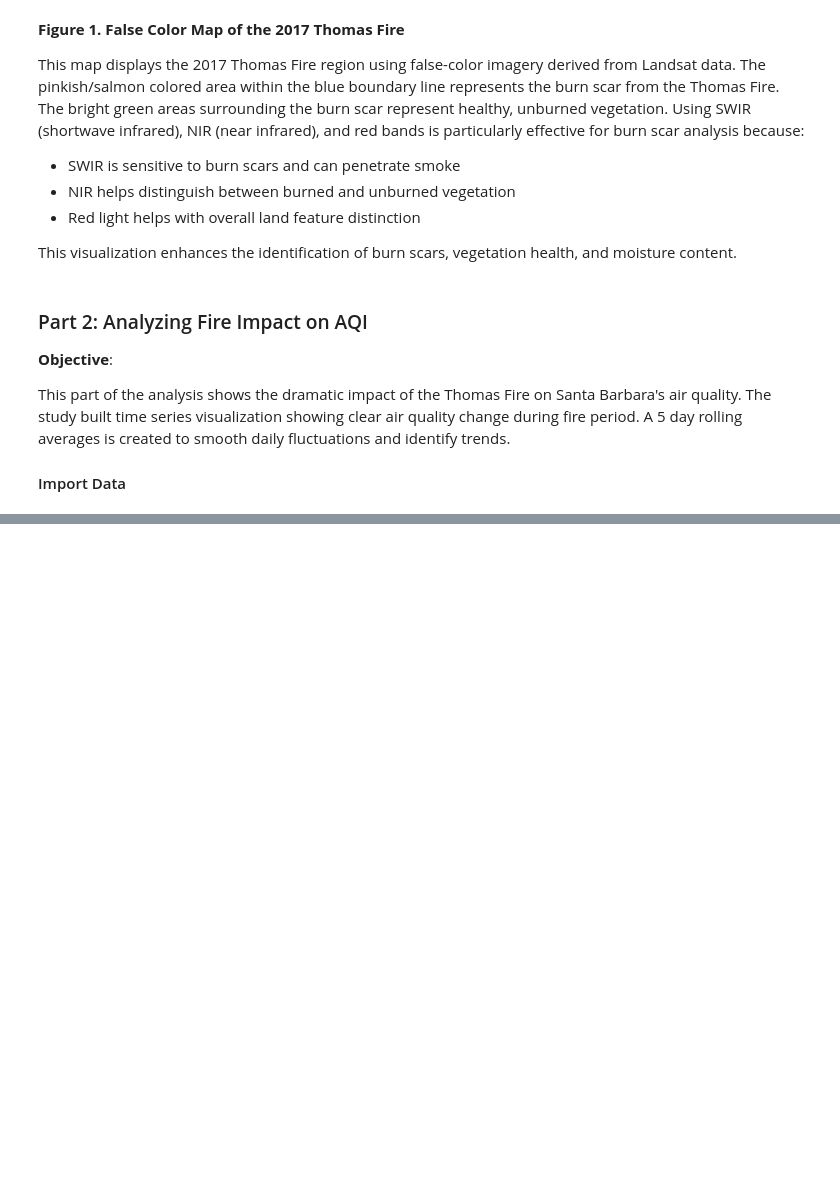
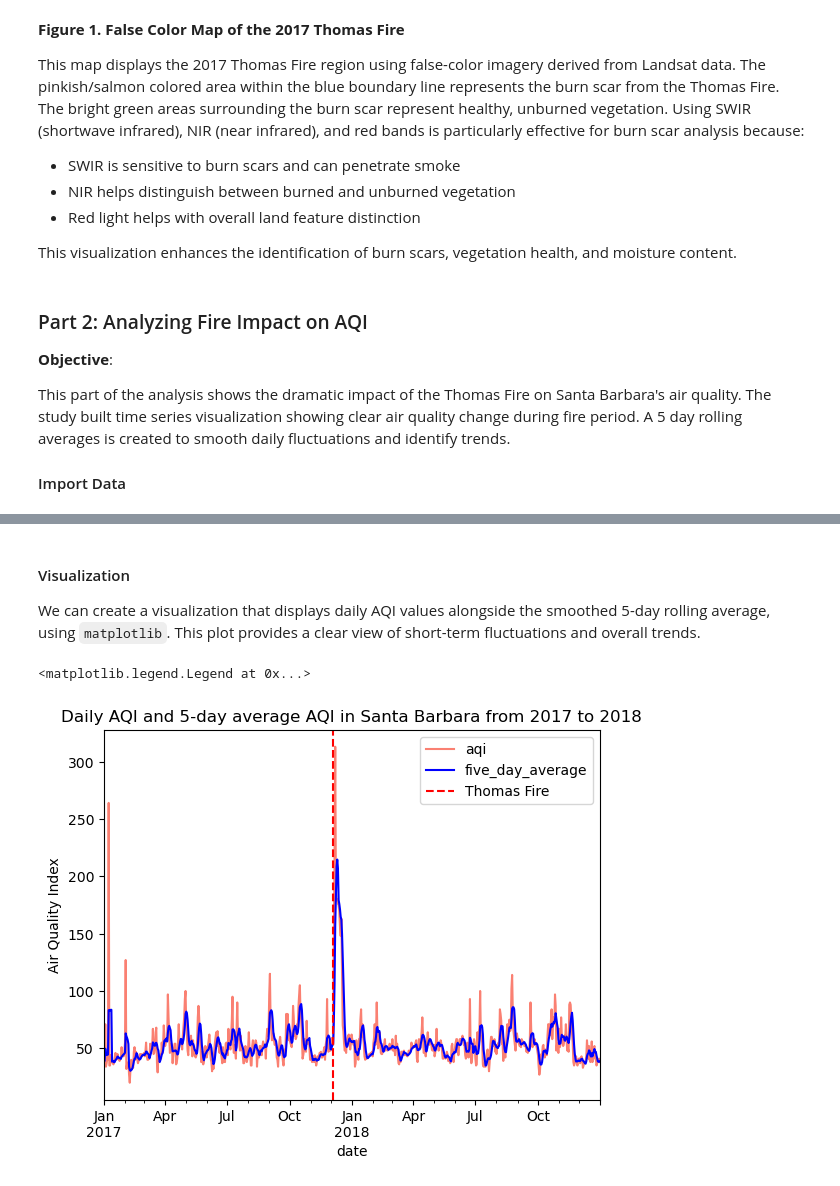
Before and after one commit to ZoeZhouJ/eds220-hw4, a Jupyter notebook: spatial_analysis_thomas_fire.ipynb, the cells around one changed output, grey strips where cells are left out. Saved outputs shown, nothing was run; the diff lists cells and outputs as text; code cells hidden in the pictures; blank space fills up the shorter version.

```diff
--- a/spatial_analysis_thomas_fire.ipynb
+++ b/spatial_analysis_thomas_fire.ipynb
@@ -145,5 +145,5 @@ This part of the analysis shows the dramatic impact of the Thomas Fire on Santa
 #### Import Data
 # %%
 # Read in data
-aqi_17 = pd.read_csv('https://aqs.epa.gov/aqsweb/airdata/daily_aqi_by_county_2017.zip', compression='zip')
-aqi_18 = pd.read_csv('https://aqs.epa.gov/aqsweb/airdata/daily_aqi_by_county_2018.zip', compression='zip')
+aqi_17 = pd.read_csv('data/daily_aqi_by_county_2017.zip', compression='zip')
+aqi_18 = pd.read_csv('data/daily_aqi_by_county_2018.zip', compression='zip')
@@ -181,0 +189,25 @@ aqi_sb['five_day_average'] = aqi_sb['aqi'].rolling('5D').mean()
+# %% [markdown]
+#### Visualization
+We can create a visualization that displays daily AQI values alongside the smoothed 5-day rolling average, using `matplotlib`. This plot provides a clear view of short-term fluctuations and overall trends.
+# %%
+
+#/ code-fold: true
+#/ code-summary:
+# Create a plot
+# Create a plot
+
+ax = (aqi_sb.drop(columns='number_of_sites_reporting') # Drop unnecessary column
+        .plot(title='Daily AQI and 5-day average AQI in Santa Barbara from 2017 to 2018',
+              ylabel='Air Quality Index',
+              color=['salmon','blue']
+)
+)
+# Show the date of the Thomas fire
+plt.axvline(x = '2017-12-04',
+            color = 'red',
+            linestyle = 'dashed',
+            label = "Thomas Fire")
+plt.legend()
+# %% [output]
+<matplotlib.legend.Legend at 0x...>
+[figure, added]
```
Also changed, not shown: parts of 5 cells of this notebook.
